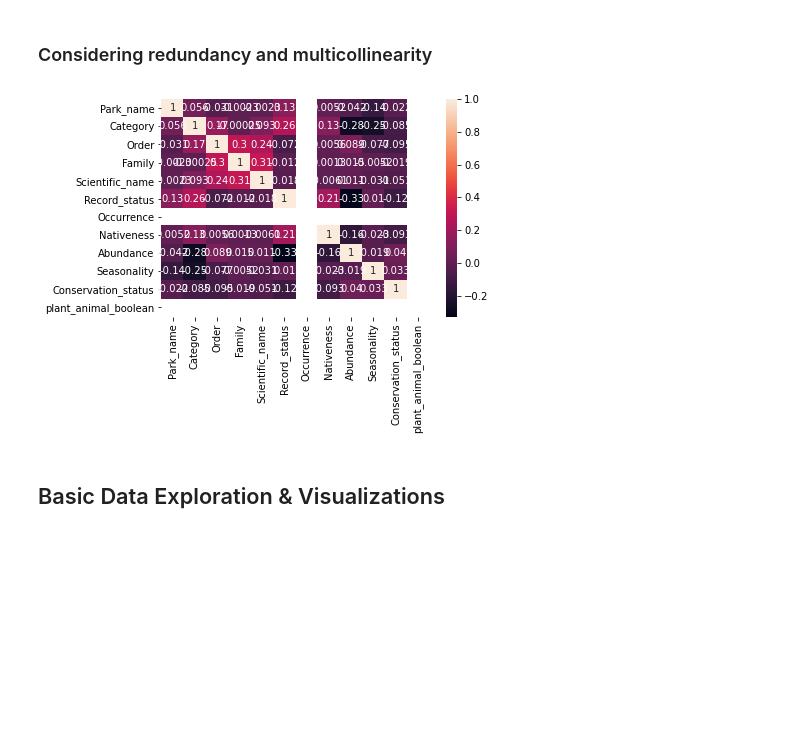
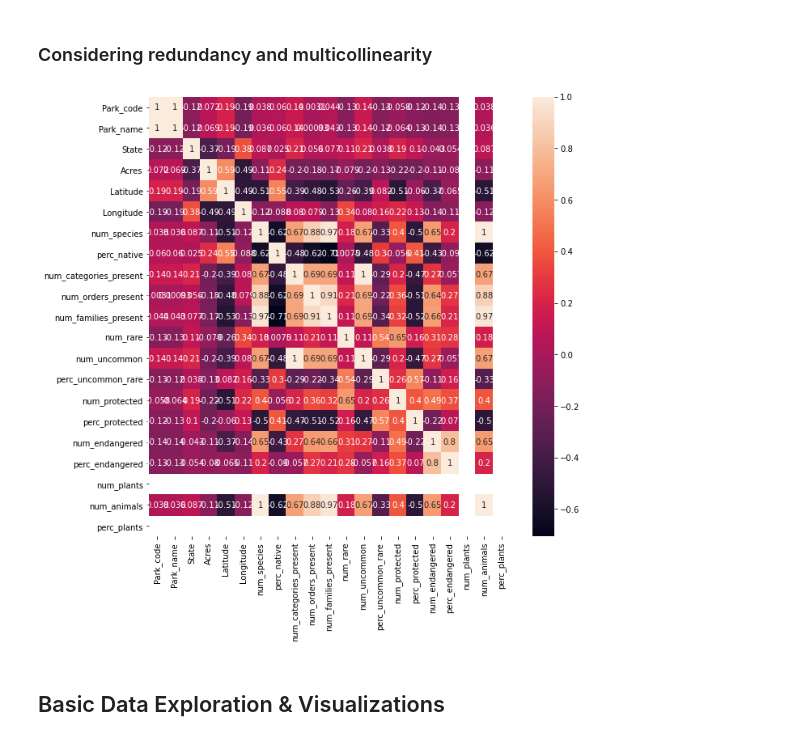
Before and after one commit to JennyArbo/CG2021_Final_Project_Jenny_Chrissy, a Jupyter notebook: Final Project.ipynb, the cells around one changed output. Saved outputs shown, nothing was run; the diff lists cells and outputs as text; code cells hidden in the pictures; blank space fills up the shorter version.

```diff
--- a/Final Project.ipynb
+++ b/Final Project.ipynb
@@ -736,3 +804,11 @@ parks_final.head()
 | 2 | BADL | 2 | 19 | 242756 | 43.75 | -102.50 |
 | 3 | BIBE | 3 | 21 | 801163 | 29.25 | -103.25 |
 | 4 | BISC | 4 | 6 | 172924 | 25.65 | -80.08 |
+# %%
+#label encode biodiversity_df
+
+col_list = ['Park_code', 'Park_name', 'State']
+biodiversity_encoded = biodiversity_df.copy(deep = True)
+LabelEncode(biodiversity_encoded, col_list)
+
+biodiversity_encoded.head()
@@ -759,12 +853,14 @@ species_df_filtered.info()
 # %% [markdown]
 ### Considering redundancy and multicollinearity
 # %%
-corrMatrix = species_final.corr()
+corrMatrix = biodiversity_encoded.corr()
 # %%
+fig, ax = plt.subplots(figsize=(10,10))
+
 sns.heatmap(corrMatrix, annot=True)
 plt.show()
 # %% [output]
-[figure, old version]
+[figure, new version]
 # %% [markdown]
 ## Basic Data Exploration & Visualizations
 # %% [markdown]
```
Also changed, not shown: parts of 48 cells of this notebook.
